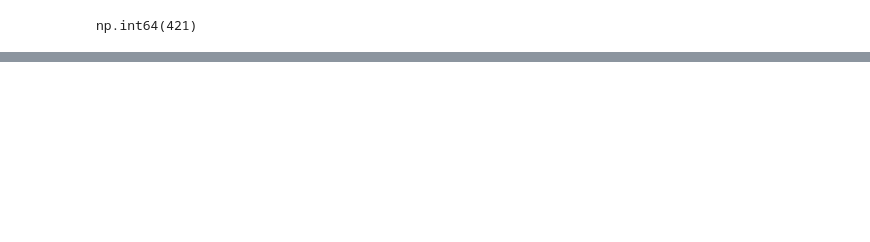
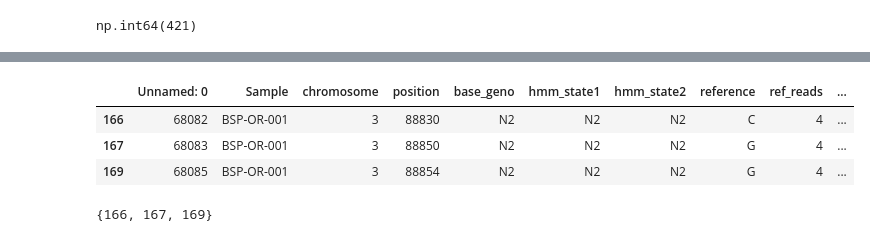
Before and after one commit to conery/crossovers, a Jupyter notebook: sandbox/ncos.ipynb, the cells around one changed output, grey strips where cells are left out. Drawn from its saved outputs; the diff is of its cells as text; code cells hidden in the pictures; blank space fills up the shorter version.

```diff
--- a/sandbox/ncos.ipynb
+++ b/sandbox/ncos.ipynb
@@ -526,0 +552,11 @@ np.int64(421)
+# %%
+def load_data(fn):
+    df = pd.read_csv(fn)
+    res = []
+    groups = df.groupby('chrom_id')
+    for chr_id, chr in groups:
+        for blk_id, blk in chr.groupby('blk_id'):
+            res.append(blk)
+    return res
+# %%
+blocks = load_data('../peaks.csv')
@@ -526,0 +579,4 @@ np.int64(421)
+# %%
+df = blocks[4]
+# %%
+s = {160, 161, 162, 163, 164, 165, 166, 167, 168, 169}
@@ -526,0 +597,7 @@ np.int64(421)
+# %%
+df[df.index.isin(s) & (df.base_geno == df.hmm_state1)]
+# %% [output]
+|  | Unnamed: 0 | Sample | chromosome | position | base_geno | hmm_state1 | hmm_state2 | reference | ref_reads | ... |
+| 166 | 68082 | BSP-OR-001 | 3 | 88830 | N2 | N2 | N2 | C | 4 | ... |
+| 167 | 68083 | BSP-OR-001 | 3 | 88850 | N2 | N2 | N2 | G | 4 | ... |
+| 169 | 68085 | BSP-OR-001 | 3 | 88854 | N2 | N2 | N2 | G | 4 | ... |
@@ -526,0 +608,4 @@ np.int64(421)
+# %%
+s2
+# %% [output]
+{166, 167, 169}
```
Also changed, not shown: parts of 16 cells of this notebook, 3 other files.
